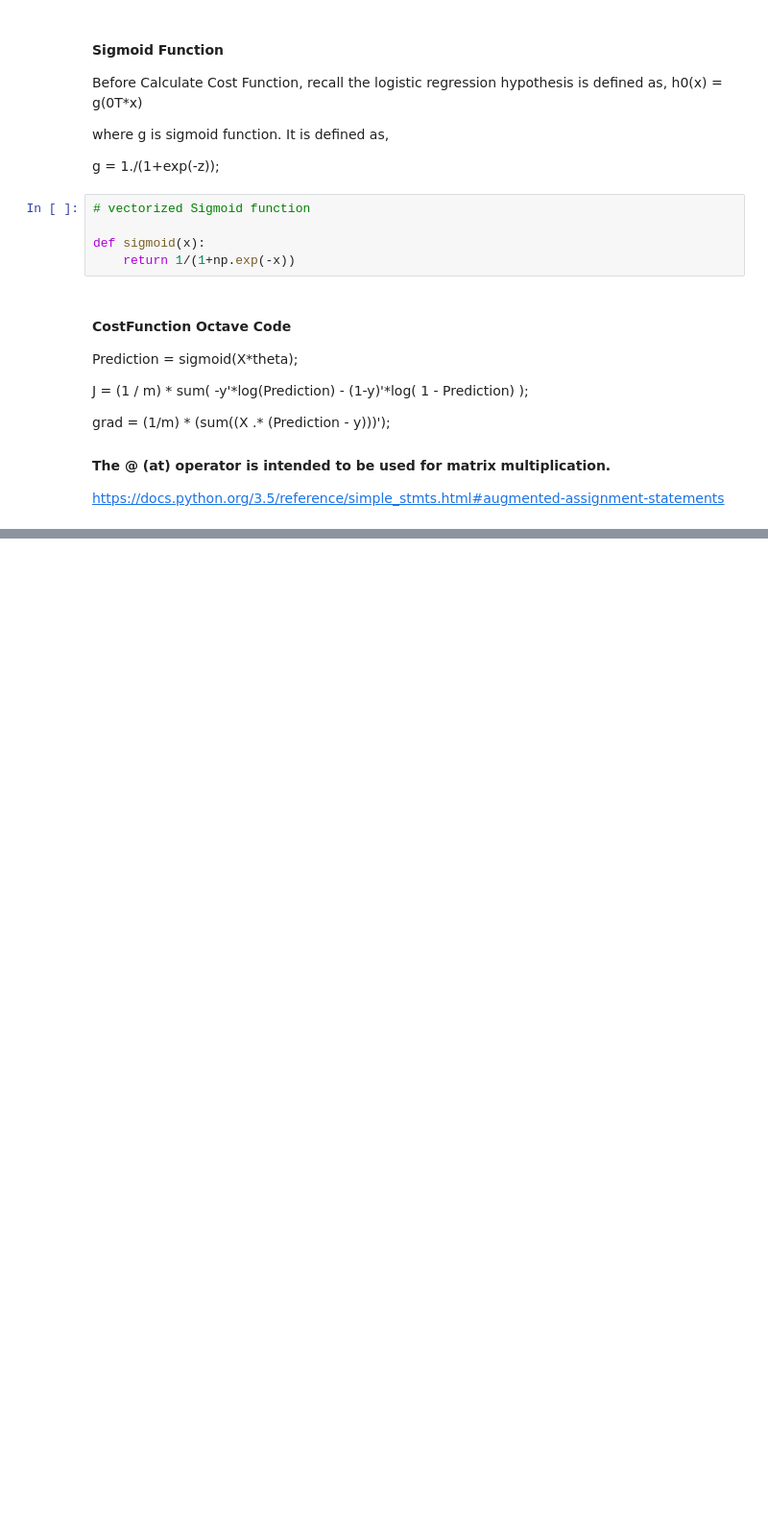
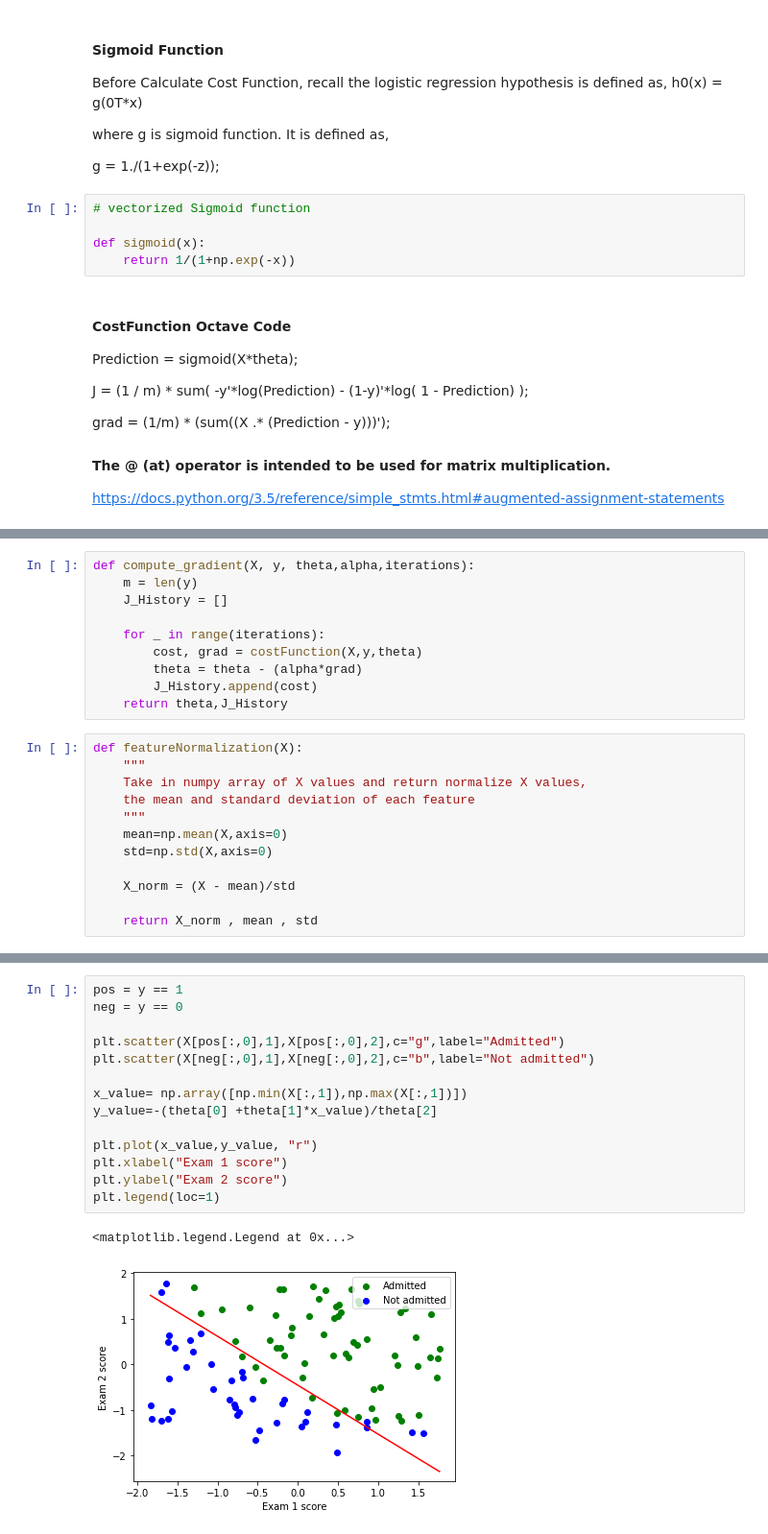
Before and after one commit to AasaiAlangaram/Regression-Python-Implementation, a Jupyter notebook: Logistic Regression.ipynb, the cells around one changed output, grey strips where cells are left out. Shown: that part at 96% size. Cells and saved outputs as stored; diff of their text form; blank space fills up the shorter version.

```diff
--- a/Logistic Regression.ipynb
+++ b/Logistic Regression.ipynb
@@ -88 +90,23 @@ def gradient(X, y, theta):
+# %%
+def compute_gradient(X, y, theta,alpha,iterations):
+    m = len(y)
+    J_History = []
+
+    for _ in range(iterations):
+        cost, grad = costFunction(X,y,theta)
+        theta = theta - (alpha*grad)
+        J_History.append(cost)
+    return theta,J_History
+# %%
+def featureNormalization(X):
+    """
+    Take in numpy array of X values and return normalize X values,
+    the mean and standard deviation of each feature
+    """
+    mean=np.mean(X,axis=0)
+    std=np.std(X,axis=0)
+
+    X_norm = (X - mean)/std
+
+    return X_norm , mean , std
 # %%
@@ -121,0 +201,17 @@ options = optimset('GradObj', 'on', 'MaxIter', 400);\
+# %%
+pos = y == 1
+neg = y == 0
+
+plt.scatter(X[pos[:,0],1],X[pos[:,0],2],c="g",label="Admitted")
+plt.scatter(X[neg[:,0],1],X[neg[:,0],2],c="b",label="Not admitted")
+
+x_value= np.array([np.min(X[:,1]),np.max(X[:,1])])
+y_value=-(theta[0] +theta[1]*x_value)/theta[2]
+
+plt.plot(x_value,y_value, "r")
+plt.xlabel("Exam 1 score")
+plt.ylabel("Exam 2 score")
+plt.legend(loc=1)
+# %% [output]
+<matplotlib.legend.Legend at 0x...>
+[figure, added]
```
Also changed, not shown: parts of 18 cells of this notebook.
